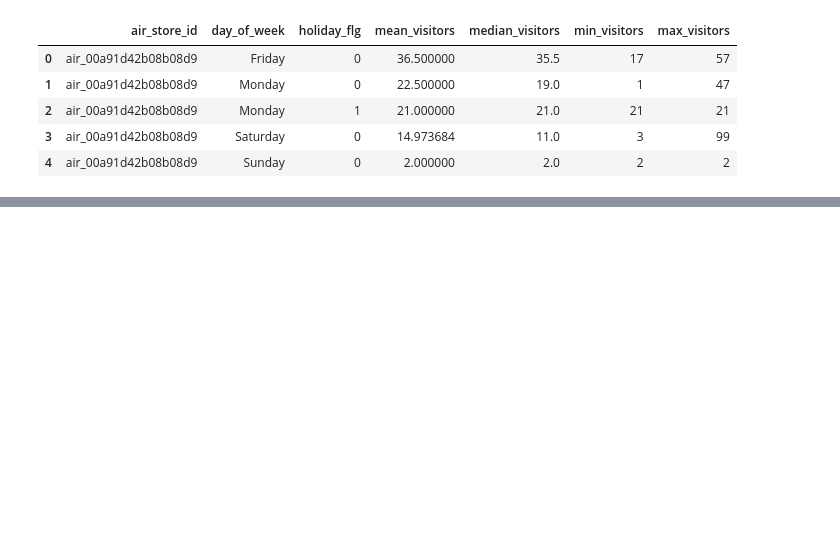
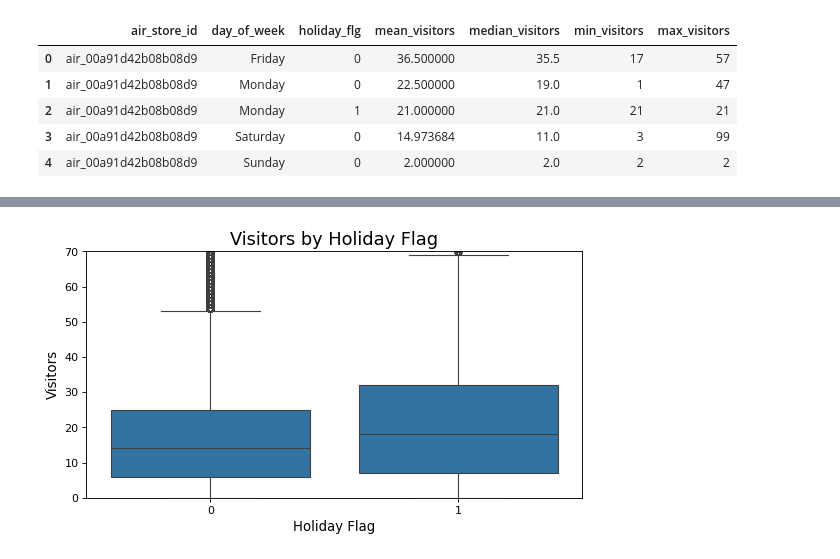
Before and after one commit to prasadPattuvamVeedu/Restaurent_visitor_forecating, a Jupyter notebook: resturent_visitor.ipynb, the cells around one changed output, grey strips where cells are left out. Cells and saved outputs as stored; diff of their text form; code cells hidden in the pictures; blank space fills up the shorter version.

```diff
--- a/resturent_visitor.ipynb
+++ b/resturent_visitor.ipynb
@@ -1796,0 +1857,10 @@ visitors_stats.head(5)
+# %%
+plt.figure(figsize=(8,4), dpi= 80)
+sns.boxplot(data=master_data,x="work_off",y="visitors")
+plt.title('Visitors by Holiday Flag', fontsize = 16)
+plt.ylabel("Visitors", fontsize = 12)
+plt.xlabel("Holiday Flag", fontsize = 12)
+plt.ylim(0,70)
+plt.show()
+# %% [output]
+[figure, added]
```
Also changed, not shown: parts of 45 cells of this notebook.
